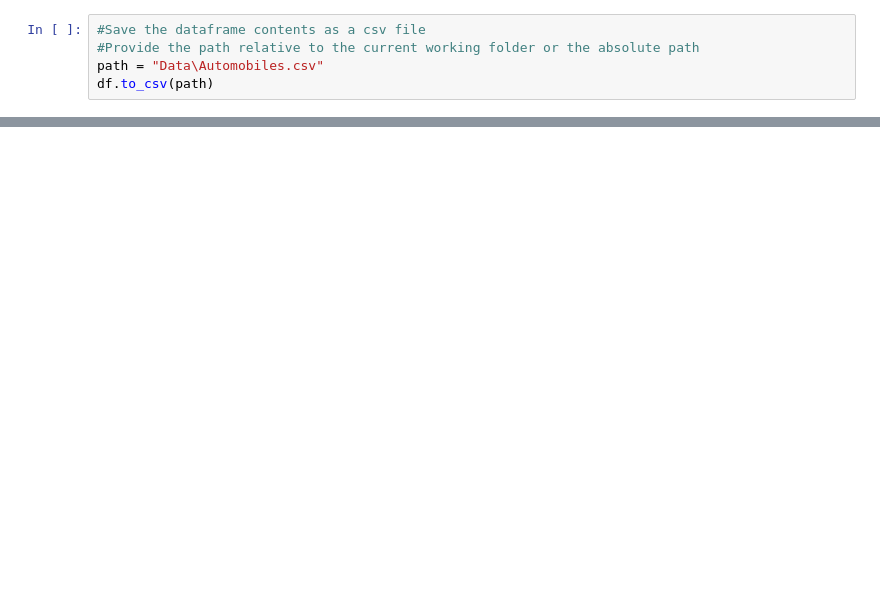
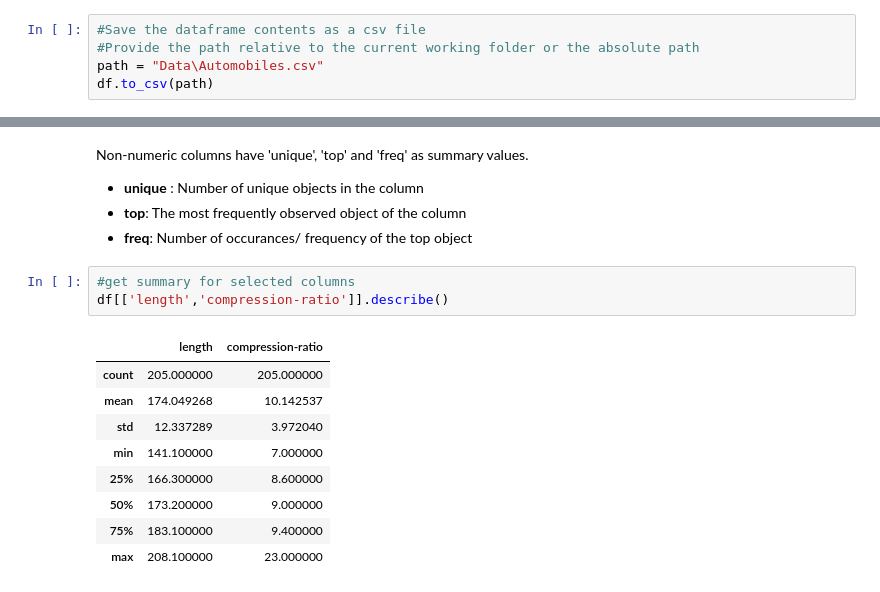
Before and after one commit to DulakshiV/Data_Science_Learning_Projects, a Jupyter notebook: Automobile_Price_Prediction/PricePrediction.ipynb, the cells around one changed output, grey strips where cells are left out. Cells and saved outputs as stored; diff of their text form; blank space fills up the shorter version.

```diff
--- a/Automobile_Price_Prediction/PricePrediction.ipynb
+++ b/Automobile_Price_Prediction/PricePrediction.ipynb
@@ -49,0 +127,18 @@ df.to_csv(path)
+# %% [markdown]
+Non-numeric columns have 'unique', 'top' and 'freq' as summary values.
+-  **unique** : Number of unique objects in the column
+-  **top**: The most frequently observed object of the column
+-  **freq**: Number of occurances/ frequency of the top object
+# %%
+#get summary for selected columns
+df[['length','compression-ratio']].describe()
+# %% [output]
+|  | length | compression-ratio |
+| count | 205.000000 | 205.000000 |
+| mean | 174.049268 | 10.142537 |
+| std | 12.337289 | 3.972040 |
+| min | 141.100000 | 7.000000 |
+| 25% | 166.300000 | 8.600000 |
+| 50% | 173.200000 | 9.000000 |
+| 75% | 183.100000 | 9.400000 |
+| max | 208.100000 | 23.000000 |
```
Also changed, not shown: parts of 16 cells of this notebook.
